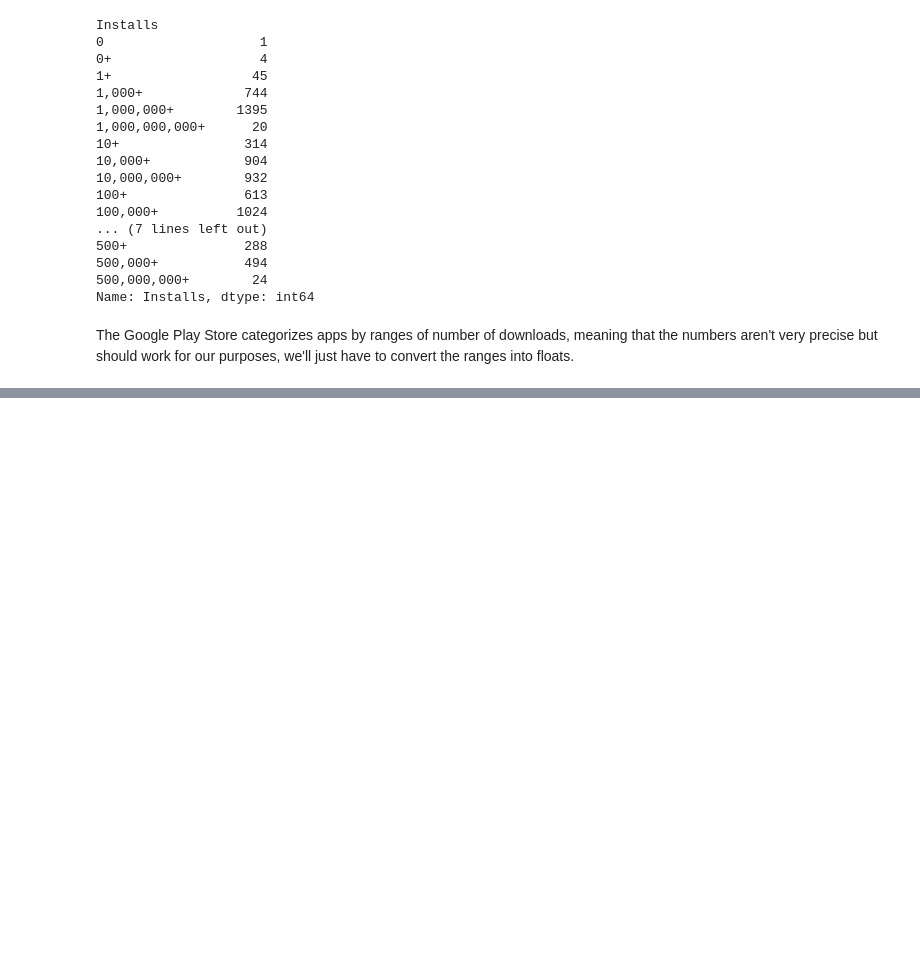
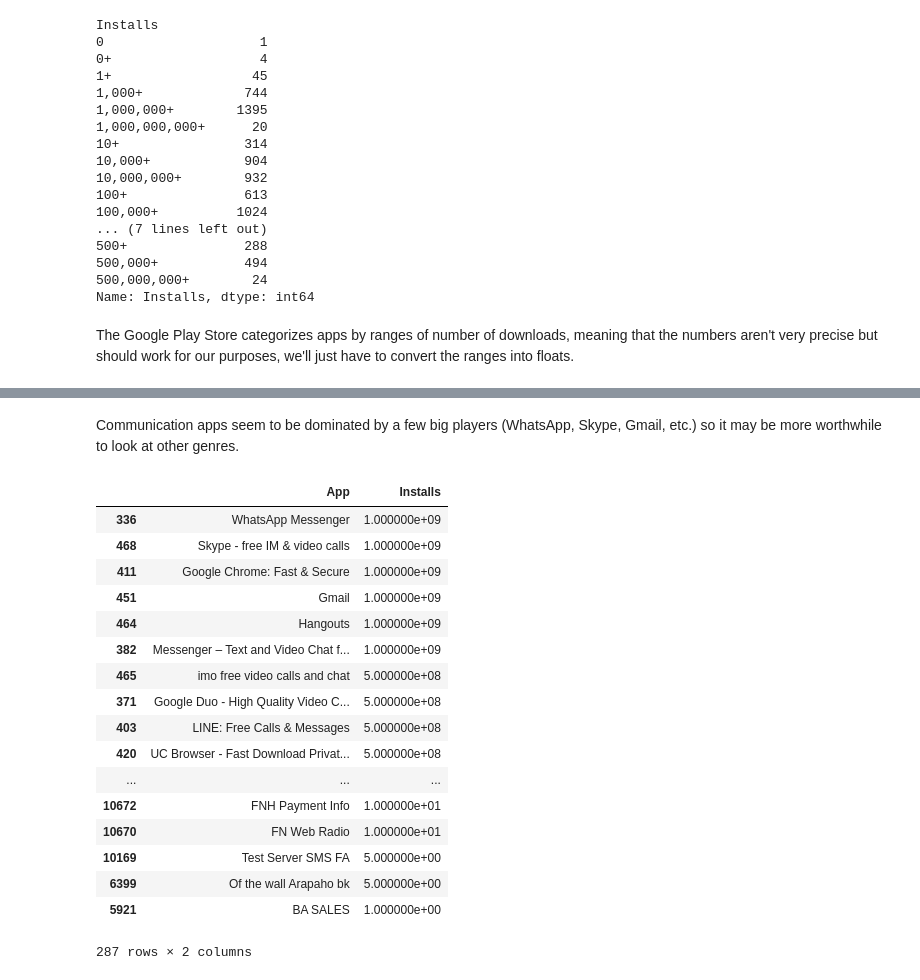
Before and after one commit to hsdistefa/ds-analyzing-mobile-app-market, a Jupyter notebook: free_mobile_app_analysis.ipynb, the cells around one changed output, grey strips where cells are left out. Drawn from its saved outputs; the diff is of its cells as text; code cells hidden in the pictures; blank space fills up the shorter version.

Commit message:
Added analysis google play apps

```diff
--- a/free_mobile_app_analysis.ipynb
+++ b/free_mobile_app_analysis.ipynb
@@ -342,7 +341,8 @@ Name: Installs, dtype: int64
 # %% [markdown]
 The Google Play Store categorizes apps by ranges of number of downloads, meaning that the numbers aren't very precise but should work for our purposes, we'll just have to convert the ranges into floats.
 # %%
-free_gs_df['Installs'] = free_gs_df['Installs'].replace(',','')
-free_gs_df['Installs'] = free_gs_df['Installs'].replace('+','')
-free_gs_df['Installs']
+free_gs_df.loc[:, 'Installs'] = free_gs_df['Installs'].str.replace(',', '')
+free_gs_df.loc[:, 'Installs'] = free_gs_df['Installs'].str.replace('+', '')
+free_gs_df.loc[:, 'Installs'] = free_gs_df['Installs'].astype(np.float64)
+free_gs_df.groupby('Category')['Installs'].mean().sort_values(ascending=False)
 # %% [output]
@@ -349,0 +371,24 @@ AttributeError: Can only use .str accessor with string values, which use np.obje
+# %% [markdown]
+Communication apps seem to be dominated by a few big players (WhatsApp, Skype, Gmail, etc.) so it may be more worthwhile to look at other genres.
+# %%
+communication_gs_installs = free_gs_df[free_gs_df['Category'] == 'COMMUNICATION'][['App', 'Installs']]
+communication_gs_installs.sort_values('Installs', ascending=False)
+# %% [output]
+|  | App | Installs |
+| 336 | WhatsApp Messenger | 1.000000e+09 |
+| 468 | Skype - free IM & video calls | 1.000000e+09 |
+| 411 | Google Chrome: Fast & Secure | 1.000000e+09 |
+| 451 | Gmail | 1.000000e+09 |
+| 464 | Hangouts | 1.000000e+09 |
+| 382 | Messenger – Text and Video Chat f... | 1.000000e+09 |
+| 465 | imo free video calls and chat | 5.000000e+08 |
+| 371 | Google Duo - High Quality Video C... | 5.000000e+08 |
+| 403 | LINE: Free Calls & Messages | 5.000000e+08 |
+| 420 | UC Browser - Fast Download Privat... | 5.000000e+08 |
+| ... | ... | ... |
+| 10672 | FNH Payment Info | 1.000000e+01 |
+| 10670 | FN Web Radio | 1.000000e+01 |
+| 10169 | Test Server SMS FA | 5.000000e+00 |
+| 6399 | Of the wall Arapaho bk | 5.000000e+00 |
+| 5921 | BA SALES | 1.000000e+00 |
+287 rows × 2 columns
```
Also changed, not shown: parts of 7 cells of this notebook.
